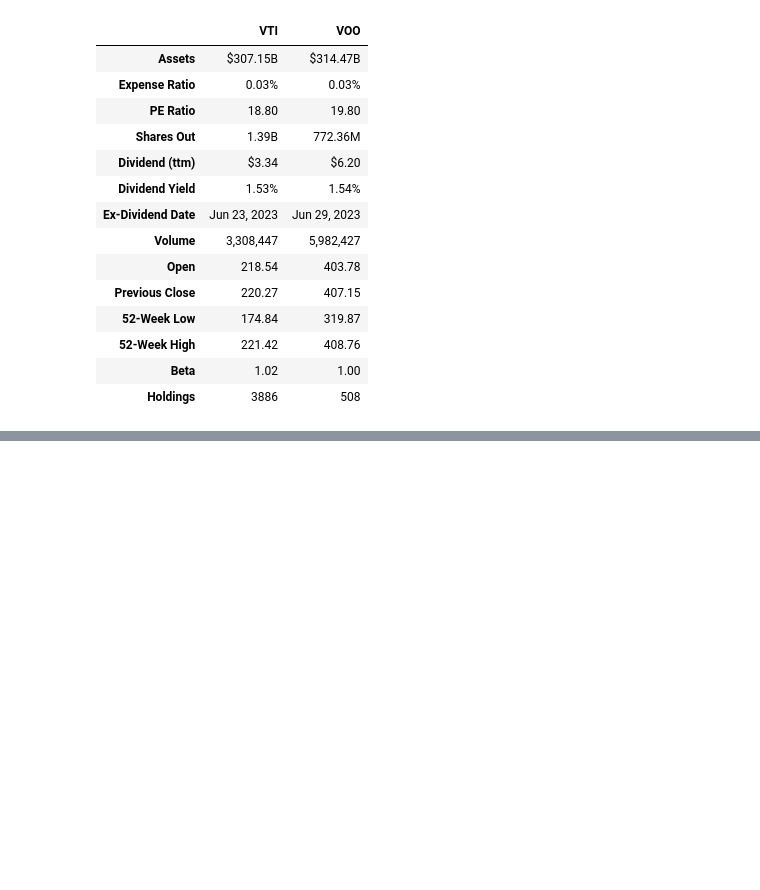
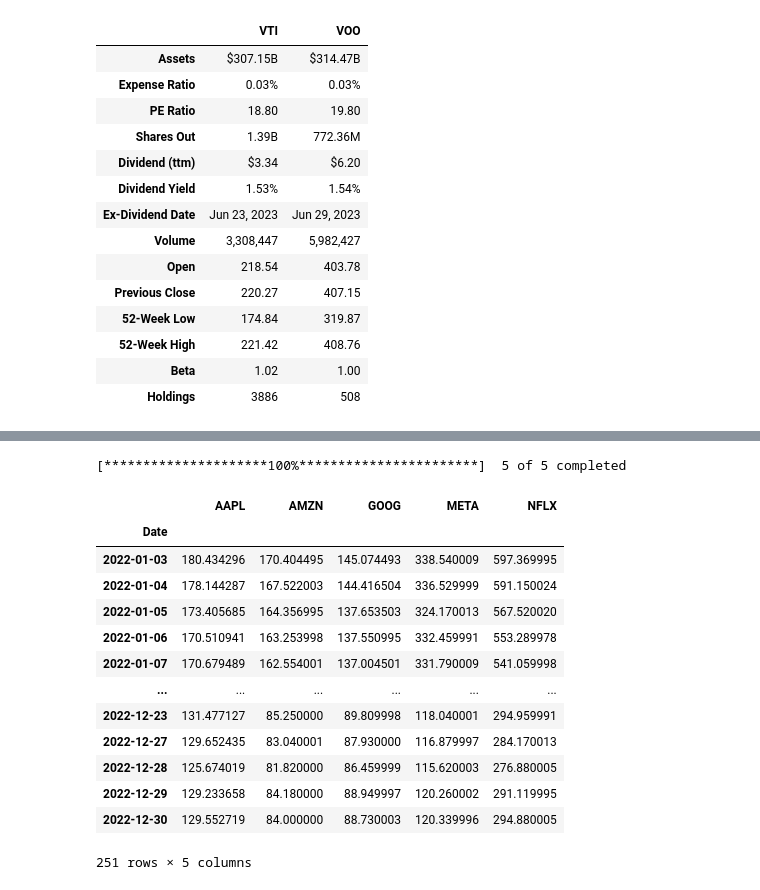
Before and after one commit to at672/CS-Backtesting, a Jupyter notebook: Notes.ipynb, the cells around one changed output, grey strips where cells are left out. Saved outputs shown, nothing was run; the diff lists cells and outputs as text; code cells hidden in the pictures; blank space fills up the shorter version.

```diff
--- a/Notes.ipynb
+++ b/Notes.ipynb
@@ -206,0 +216,26 @@ compare_etfs
+# %%
+import yfinance as yf
+symbol_list = ['META', 'AMZN', 'AAPL', 'NFLX', 'GOOG']
+data = yf.download(
+    symbol_list,
+    start='2022-01-01',
+    end='2023-01-01'
+)['Adj Close']
+
+data
+# %% [output]
+[*********************100%***********************]  5 of 5 completed
+|  | AAPL | AMZN | GOOG | META | NFLX |
+| Date |  |  |  |  |  |
+| 2022-01-03 | 180.434296 | 170.404495 | 145.074493 | 338.540009 | 597.369995 |
+| 2022-01-04 | 178.144287 | 167.522003 | 144.416504 | 336.529999 | 591.150024 |
+| 2022-01-05 | 173.405685 | 164.356995 | 137.653503 | 324.170013 | 567.520020 |
+| 2022-01-06 | 170.510941 | 163.253998 | 137.550995 | 332.459991 | 553.289978 |
+| 2022-01-07 | 170.679489 | 162.554001 | 137.004501 | 331.790009 | 541.059998 |
+| ... | ... | ... | ... | ... | ... |
+| 2022-12-23 | 131.477127 | 85.250000 | 89.809998 | 118.040001 | 294.959991 |
+| 2022-12-27 | 129.652435 | 83.040001 | 87.930000 | 116.879997 | 284.170013 |
+| 2022-12-28 | 125.674019 | 81.820000 | 86.459999 | 115.620003 | 276.880005 |
+| 2022-12-29 | 129.233658 | 84.180000 | 88.949997 | 120.260002 | 291.119995 |
+| 2022-12-30 | 129.552719 | 84.000000 | 88.730003 | 120.339996 | 294.880005 |
+251 rows × 5 columns
```
Also changed, not shown: parts of 5 cells of this notebook.
